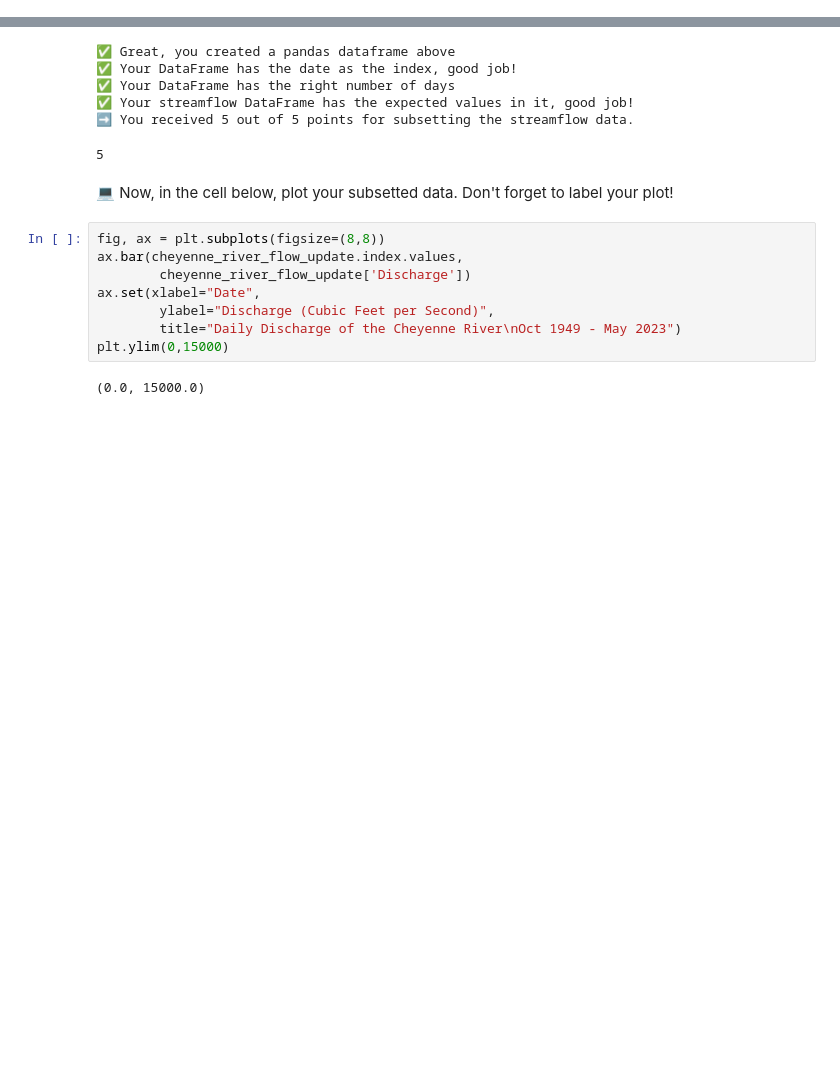
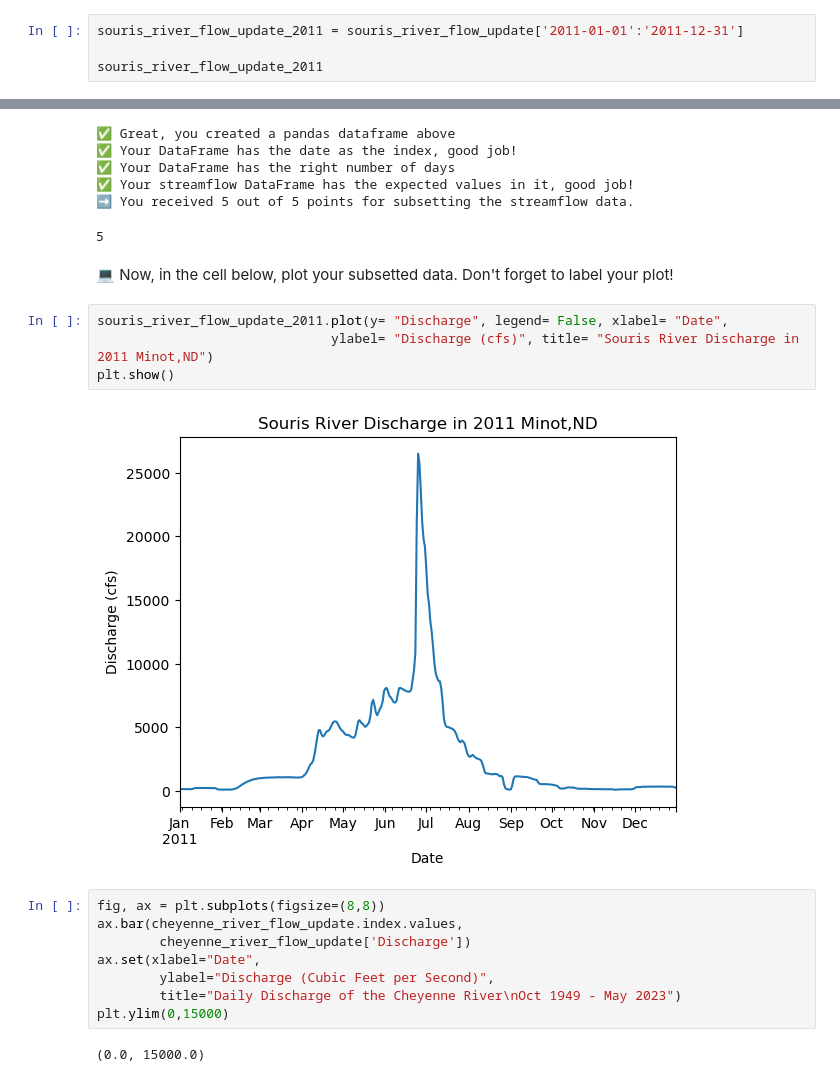
Before and after one commit to TrisDavis/time-series-data-TrisDavis, a Jupyter notebook: stars-02-time-series.ipynb, the cells around one changed output, grey strips where cells are left out. Drawn from its saved outputs; the diff is of its cells as text; blank space fills up the shorter version.

```diff
--- a/stars-02-time-series.ipynb
+++ b/stars-02-time-series.ipynb
@@ -475,0 +532,4 @@ You can find some [examples of subsetting time series data in the textbook](http
+# %%
+souris_river_flow_update_2011 = souris_river_flow_update['2011-01-01':'2011-12-31']
+
+souris_river_flow_update_2011
@@ -543,6 +618,12 @@ subset_points
 5
 # %% [markdown]
 &#128187; Now, in the cell below, plot your subsetted data. Don't forget to label your plot!
+# %%
+souris_river_flow_update_2011.plot(y= "Discharge", legend= False, xlabel= "Date",
+                              ylabel= "Discharge (cfs)", title= "Souris River Discharge in 2011 Minot,ND")
+plt.show()
+# %% [output]
+[figure, added]
 # %%
 fig, ax = plt.subplots(figsize=(8,8))
 ax.bar(cheyenne_river_flow_update.index.values,
```
Also changed, not shown: parts of 8 cells of this notebook.
